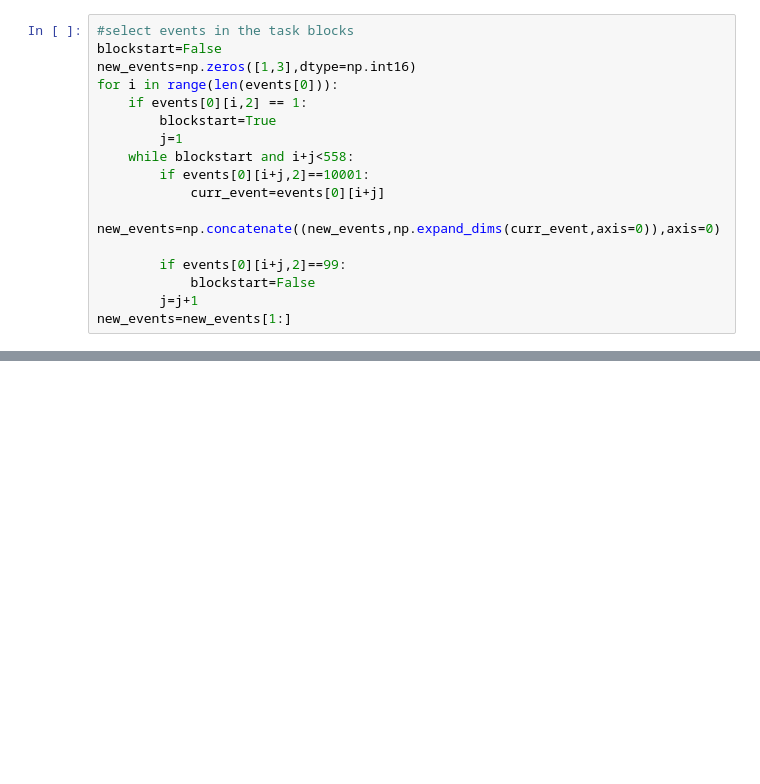
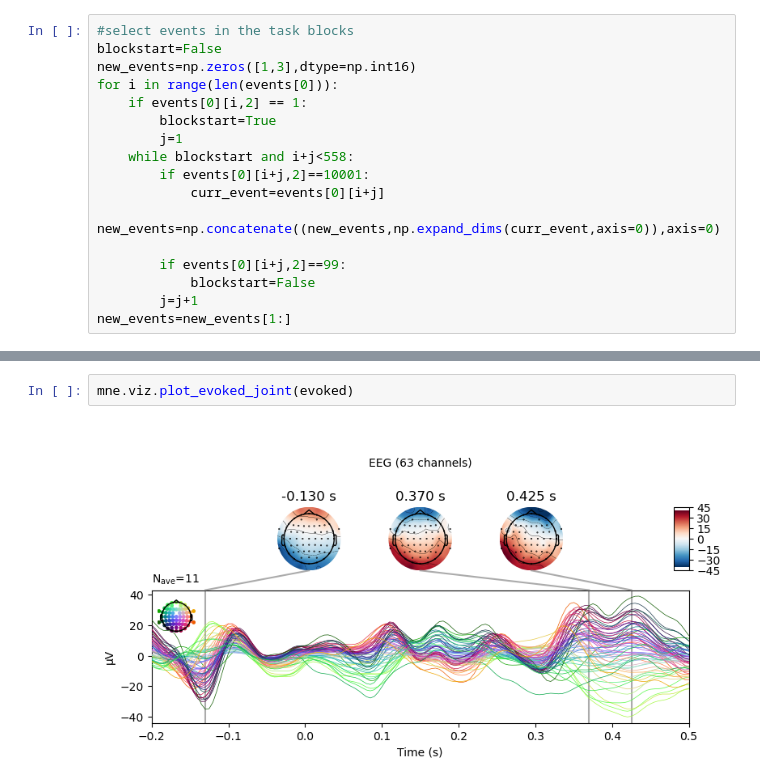
Before and after one commit to mrpotato180/final_project_neuroim, a Jupyter notebook: EEG_analysis_04_05.ipynb, the cells around one changed output, grey strips where cells are left out. Cells and saved outputs as stored; diff of their text form; blank space fills up the shorter version.

```diff
--- a/EEG_analysis_04_05.ipynb
+++ b/EEG_analysis_04_05.ipynb
@@ -184,0 +206,4 @@ evoked.plot_topomap(times=np.linspace(-0.2, 0.2, 10), ch_type='eeg',time_unit='s
+# %%
+mne.viz.plot_evoked_joint(evoked)
+# %% [output]
+[figure, added]
```
Also changed, not shown: parts of 17 cells of this notebook, 1 other file.
